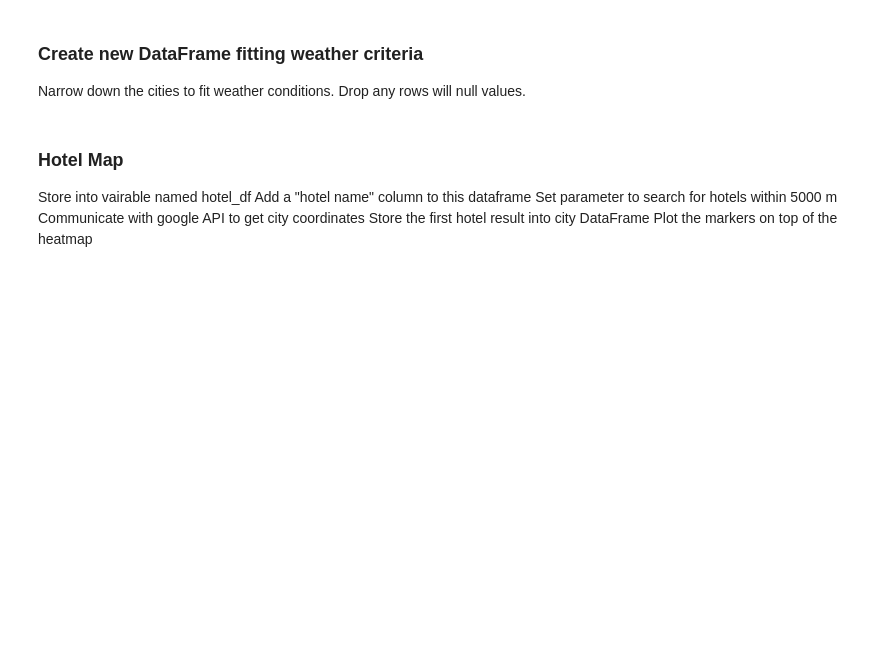
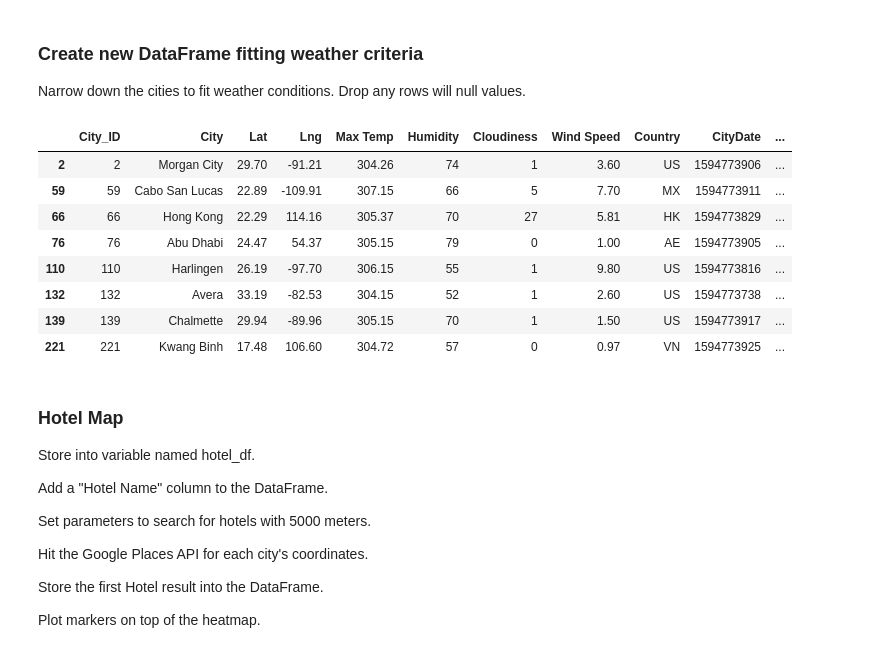
Before and after one commit to ryanworm/python-API-s, a Jupyter notebook: VacationPy.ipynb, the cells around one changed output. Cells and saved outputs as stored; diff of their text form; code cells hidden in the pictures; blank space fills up the shorter version.

```diff
--- a/VacationPy.ipynb
+++ b/VacationPy.ipynb
@@ -21,0 +22,5 @@ from api_keys import g_key
+# %%
+dfVacation = pd.read_csv("output_data/cities.csv")
+dfVacation.dropna(inplace = True)
+dfVacation.head()
+# sort out the headers for this dataframe (remove Max Temp)
@@ -24,11 +72,37 @@ from api_keys import g_key
 
 Narrow down the cities to fit weather conditions.
 Drop any rows will null values.
+# %%
+IdealWeather1 = dfVacation[(dfVacation["Temp (C)"] > 30) & (dfVacation["Temp (C)"] < 40)]
+IdealWeather2 = IdealWeather1[IdealWeather1["Humidity"] > 50]
+IdealWeather3 = IdealWeather2[IdealWeather2["Cloudiness"] < 40]
+IdealWeather4 = IdealWeather3[IdealWeather3["Wind Speed"] < 10]
+
+IdealWeather4
+
+# idealWeatherDF = pd.DataFrame(IdealWeather)
+# idealWeatherDF.head()
+# %% [output]
+|  | City_ID | City | Lat | Lng | Max Temp | Humidity | Cloudiness | Wind Speed | Country | CityDate | ... |
+| 2 | 2 | Morgan City | 29.70 | -91.21 | 304.26 | 74 | 1 | 3.60 | US | 1594773906 | ... |
+| 59 | 59 | Cabo San Lucas | 22.89 | -109.91 | 307.15 | 66 | 5 | 7.70 | MX | 1594773911 | ... |
+| 66 | 66 | Hong Kong | 22.29 | 114.16 | 305.37 | 70 | 27 | 5.81 | HK | 1594773829 | ... |
+| 76 | 76 | Abu Dhabi | 24.47 | 54.37 | 305.15 | 79 | 0 | 1.00 | AE | 1594773905 | ... |
+| 110 | 110 | Harlingen | 26.19 | -97.70 | 306.15 | 55 | 1 | 9.80 | US | 1594773816 | ... |
+| 132 | 132 | Avera | 33.19 | -82.53 | 304.15 | 52 | 1 | 2.60 | US | 1594773738 | ... |
+| 139 | 139 | Chalmette | 29.94 | -89.96 | 305.15 | 70 | 1 | 1.50 | US | 1594773917 | ... |
+| 221 | 221 | Kwang Binh | 17.48 | 106.60 | 304.72 | 57 | 0 | 0.97 | VN | 1594773925 | ... |
 # %% [markdown]
 ### Hotel Map
-Store into vairable named hotel_df
-Add a "hotel name" column to this dataframe
-Set parameter to search for hotels within 5000 m
-Communicate with google API to get city coordinates
-Store the first hotel result into city DataFrame
-Plot the markers on top of the heatmap
+
+Store into variable named hotel_df.
+
+Add a "Hotel Name" column to the DataFrame.
+
+Set parameters to search for hotels with 5000 meters.
+
+Hit the Google Places API for each city's coordinates.
+
+Store the first Hotel result into the DataFrame.
+
+Plot markers on top of the heatmap.
```
Also changed, not shown: parts of 12 cells of this notebook, 1 other file.
